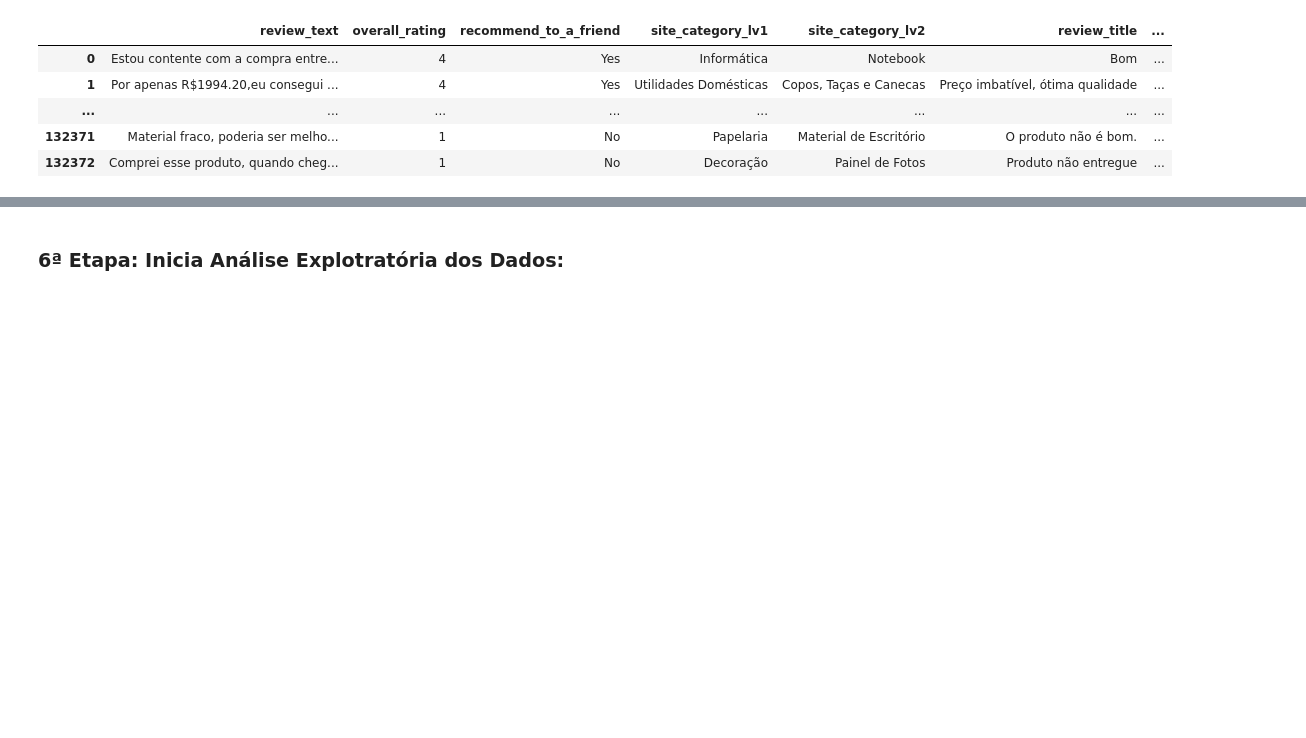
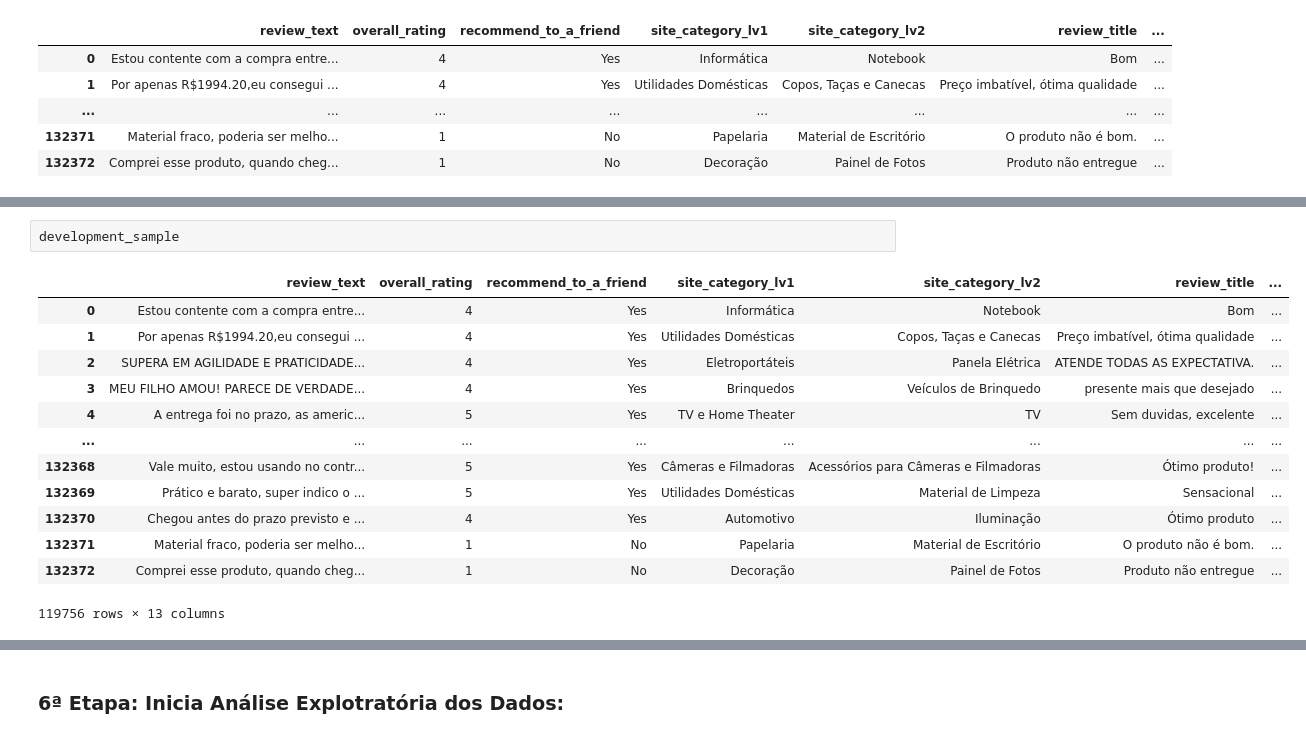
Before and after one commit to raphaelchaves/papa-linguas, a Jupyter notebook: Projeto_PLN_ICMC_V2.ipynb, the cells around one changed output, grey strips where cells are left out. Saved outputs shown, nothing was run; the diff lists cells and outputs as text; blank space fills up the shorter version.

```diff
--- a/Projeto_PLN_ICMC_V2.ipynb
+++ b/Projeto_PLN_ICMC_V2.ipynb
@@ -330,0 +347,16 @@ display(HTML(development_sample.to_html(max_rows=5)))
+# %%
+development_sample
+# %% [output]
+|  | review_text | overall_rating | recommend_to_a_friend | site_category_lv1 | site_category_lv2 | review_title | ... |
+| 0 | Estou contente com a compra entre... | 4 | Yes | Informática | Notebook | Bom | ... |
+| 1 | Por apenas R$1994.20,eu consegui ... | 4 | Yes | Utilidades Domésticas | Copos, Taças e Canecas | Preço imbatível, ótima qualidade | ... |
+| 2 | SUPERA EM AGILIDADE E PRATICIDADE... | 4 | Yes | Eletroportáteis | Panela Elétrica | ATENDE TODAS AS EXPECTATIVA. | ... |
+| 3 | MEU FILHO AMOU! PARECE DE VERDADE... | 4 | Yes | Brinquedos | Veículos de Brinquedo | presente mais que desejado | ... |
+| 4 | A entrega foi no prazo, as americ... | 5 | Yes | TV e Home Theater | TV | Sem duvidas, excelente | ... |
+| ... | ... | ... | ... | ... | ... | ... | ... |
+| 132368 | Vale muito, estou usando no contr... | 5 | Yes | Câmeras e Filmadoras | Acessórios para Câmeras e Filmadoras | Ótimo produto! | ... |
+| 132369 | Prático e barato, super indico o ... | 5 | Yes | Utilidades Domésticas | Material de Limpeza | Sensacional | ... |
+| 132370 | Chegou antes do prazo previsto e ... | 4 | Yes | Automotivo | Iluminação | Ótimo produto | ... |
+| 132371 | Material fraco, poderia ser melho... | 1 | No | Papelaria | Material de Escritório | O produto não é bom. | ... |
+| 132372 | Comprei esse produto, quando cheg... | 1 | No | Decoração | Painel de Fotos | Produto não entregue | ... |
+119756 rows × 13 columns
```
Also changed, not shown: parts of 30 cells of this notebook.
